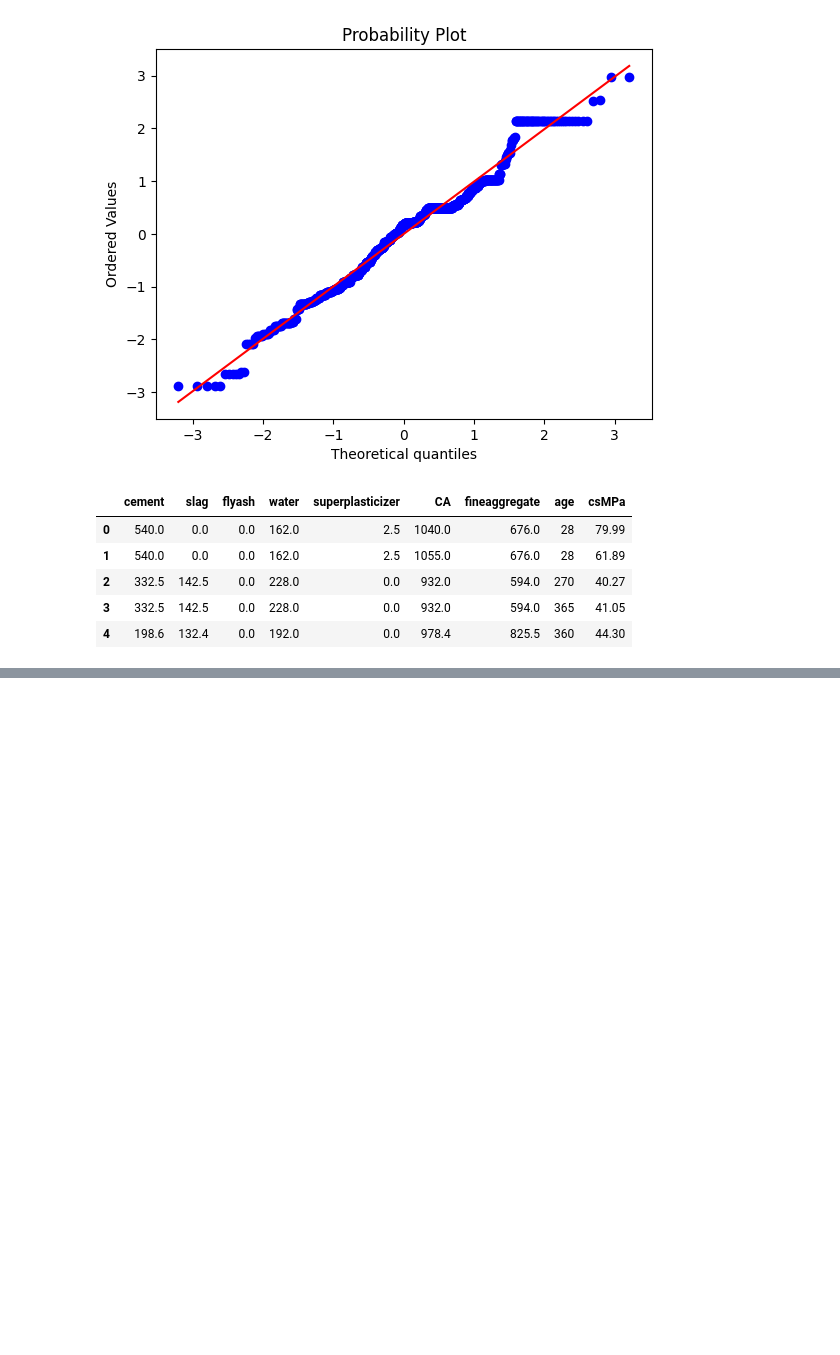
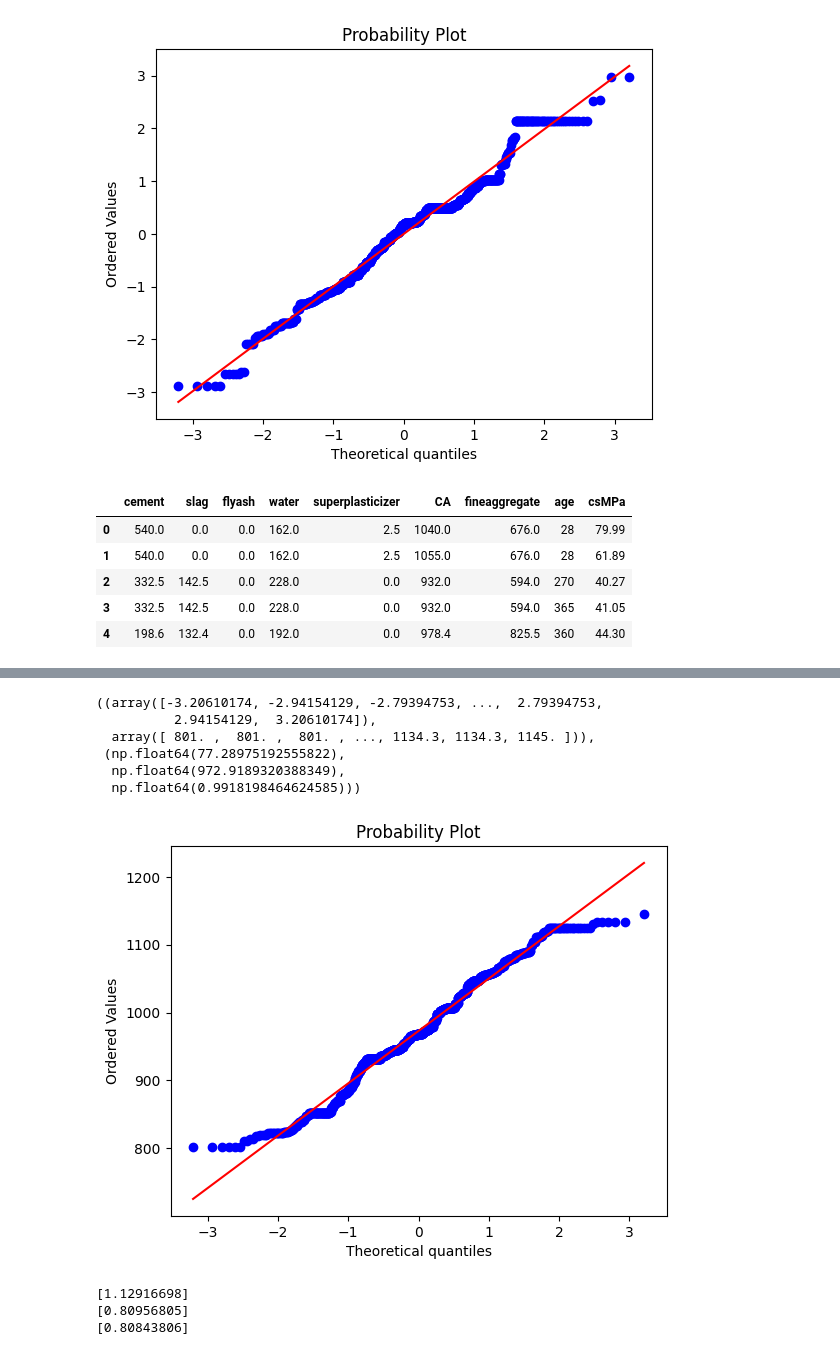
Before and after one commit to Shrikantlala24/Machine-learning, a Jupyter notebook: Feature engineering NB's/7-power-transform.ipynb, the cells around one changed output, grey strips where cells are left out. Drawn from its saved outputs; the diff is of its cells as text; code cells hidden in the pictures; blank space fills up the shorter version.

```diff
--- a/Feature engineering NB's/7-power-transform.ipynb
+++ b/Feature engineering NB's/7-power-transform.ipynb
@@ -141,0 +154,18 @@ df.head()
+# %%
+stats.probplot(df['CA'],dist='norm',plot=plt)
+# %% [output]
+((array([-3.20610174, -2.94154129, -2.79394753, ...,  2.79394753,
+          2.94154129,  3.20610174]),
+  array([ 801. ,  801. ,  801. , ..., 1134.3, 1134.3, 1145. ])),
+ (np.float64(77.28975192555822),
+  np.float64(972.9189320388349),
+  np.float64(0.9918198464624585)))
+[figure, added]
+# %%
+print(pt.lambdas_)
+print(pt2.lambdas_)
+print(pt3.lambdas_)
+# %% [output]
+[1.12916698]
+[0.80956805]
+[0.80843806]
```
Also changed, not shown: parts of 1 cell of this notebook.
